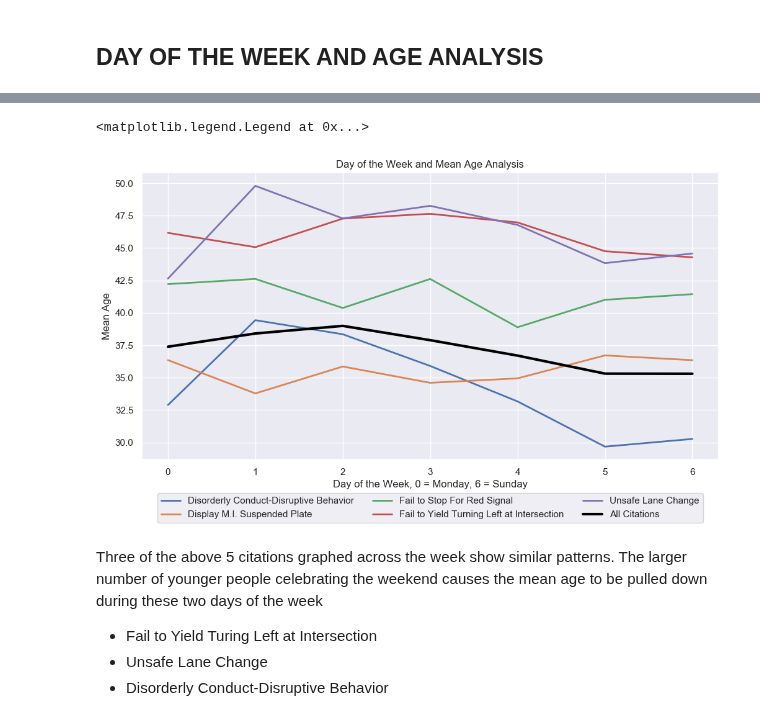
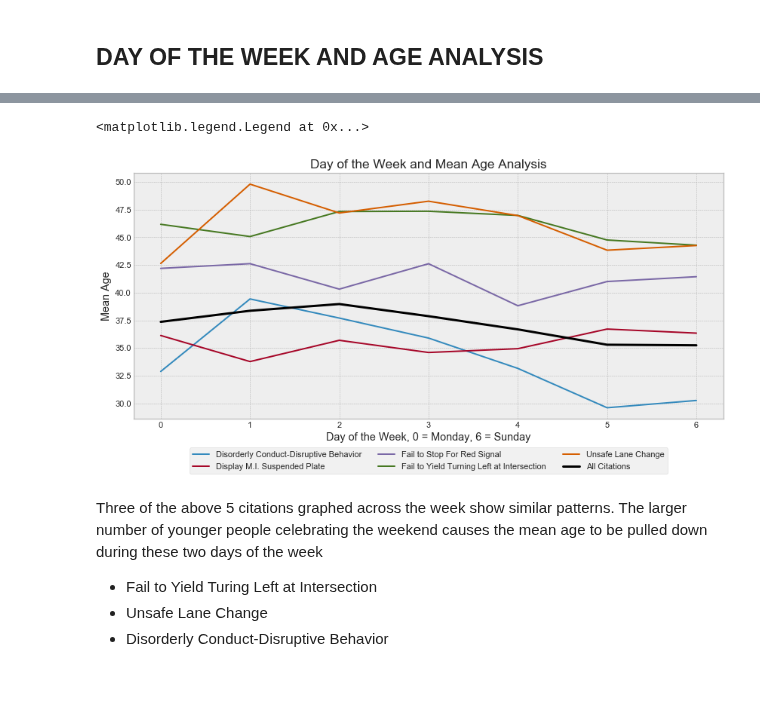
Before and after one commit to mrkjhsn/Thinkful-Exercises, a Jupyter notebook: capstone_1/Influence of Seasonal Visitors on City of Scottsdale Citations.ipynb, the cells around one changed output, grey strips where cells are left out. Cells and saved outputs as stored; diff of their text form; code cells hidden in the pictures; blank space fills up the shorter version.

```diff
--- a/capstone_1/Influence of Seasonal Visitors on City of Scottsdale Citations.ipynb
+++ b/capstone_1/Influence of Seasonal Visitors on City of Scottsdale Citations.ipynb
@@ -233,9 +224,9 @@ top5_variance.groupby([top5_variance.month, top5_variance.charge_description])['
 | 4 | 1 | Unsafe Lane Change | 48.583333 |
 # %%
 # graph the mean age of citations with highest variance throughout the year
-sns.set(rc={'figure.figsize':(12,6)})
+sns.set(rc={'figure.figsize':(14,6)})
 sns.set(rc={"lines.linewidth":2})
-
+plt.style.use('bmh')
 ax = sns.lineplot(y=top5_variance.groupby([top5_variance.month, top5_variance.charge_description])['cited_person_age'].mean().reset_index().iloc[:,2],
             x=top5_variance.groupby([top5_variance.month, top5_variance.charge_description])['cited_person_age'].mean().reset_index().iloc[:,0],
             hue=top5_variance.groupby([top5_variance.month, top5_variance.charge_description])['cited_person_age'].mean().reset_index().iloc[:,1])
@@ -271,26 +259,0 @@ Three of the above 5 citations graphed across the year indicate that an older pe
-# %%
-# graph the mean age of citations with highest variance throughout the year
-sns.set(rc={'figure.figsize':(12,6)})
-sns.set(rc={"lines.linewidth":2})
-
-ax = sns.lineplot(y=top5_variance.groupby([top5_variance.month, top5_variance.charge_description])['cited_person_age'].count().reset_index().iloc[:,2],
-            x=top5_variance.groupby([top5_variance.month, top5_variance.charge_description])['cited_person_age'].count().reset_index().iloc[:,0],
-            hue=top5_variance.groupby([top5_variance.month, top5_variance.charge_description])['cited_person_age'].count().reset_index().iloc[:,1])
-
-# graph mean age of all citations in bold
-# x = top20_citations.groupby([top20_citations.month]) \
-#     ['cited_person_age'].mean().reset_index().rename(columns={'cited_person_age': 'All Citations'}).iloc[:,0]
-
-# y1 = top20_citations.groupby([top20_citations.month]) \
-#     ['cited_person_age'].mean().reset_index().rename(columns={'cited_person_age': 'All Citations'}).iloc[:,1]
-
-# plt.plot(x, y1, color='black',linewidth=3)
-
-plt.ylabel('Count')
-plt.xlabel('Month of Year')
-plt.title("Month of the Year and Citation Count")
-
-ax.xaxis.set_major_locator(ticker.MultipleLocator())
-
-handles, labels = ax.get_legend_handles_labels()
-ax.legend(handles=handles[1:], labels=labels[1:], loc='upper center', bbox_to_anchor=(0.5, -0.1), ncol=3)
@@ -313,32 +273,32 @@ top5_variance.groupby([top5_variance.day_of_week, top5_variance.charge_descripti
 # %%
 # graph the mean age of citations with highest variance throughout the week
-sns.set(rc={'figure.figsize':(12,6)})
+sns.set(rc={'figure.figsize':(14,6)})
 sns.set(rc={"lines.linewidth":2})
-
+plt.style.use('bmh')
 ax = sns.lineplot(y=top5_variance.groupby([top5_variance.day_of_week, top5_variance.charge_description])['cited_person_age'].mean().reset_index().iloc[:,2],
             x=top5_variance.groupby([top5_variance.day_of_week, top5_variance.charge_description])['cited_person_age'].mean().reset_index().iloc[:,0],
             hue=top5_variance.groupby([top5_variance.day_of_week, top5_variance.charge_description])['cited_person_age'].mean().reset_index().iloc[:,1])
 
 x = top20_citations.groupby(
     [top20_citations.day_of_week]) \
     ['cited_person_age'].mean().reset_index().rename(columns={'cited_person_age': 'All Citations'}).iloc[:,0]
 y1 = top20_citations.groupby(
     [top20_citations.day_of_week]) \
     ['cited_person_age'].mean().reset_index().rename(columns={'cited_person_age': 'All Citations'}).iloc[:,1]
 
 plt.plot(x, y1, color='black',linewidth=3)
 
 plt.ylabel('Mean Age')
 plt.xlabel('Day of the Week, 0 = Monday, 6 = Sunday')
 plt.title("Day of the Week and Mean Age Analysis")
 
 ax.xaxis.set_major_locator(ticker.MultipleLocator())
 
 handles, labels = ax.get_legend_handles_labels()
 ax.legend(handles=handles[1:], labels=labels[1:], loc='upper center', bbox_to_anchor=(0.5, -0.1), ncol=3)
 # %% [output]
 <matplotlib.legend.Legend at 0x...>
-[figure, old version]
+[figure, new version]
 # %% [markdown]
 Three of the above 5 citations graphed across the week show similar patterns.  The larger number of younger people celebrating the weekend causes the mean age to be pulled down during these two days of the week
 
```
Also changed, not shown: parts of 55 cells of this notebook.
